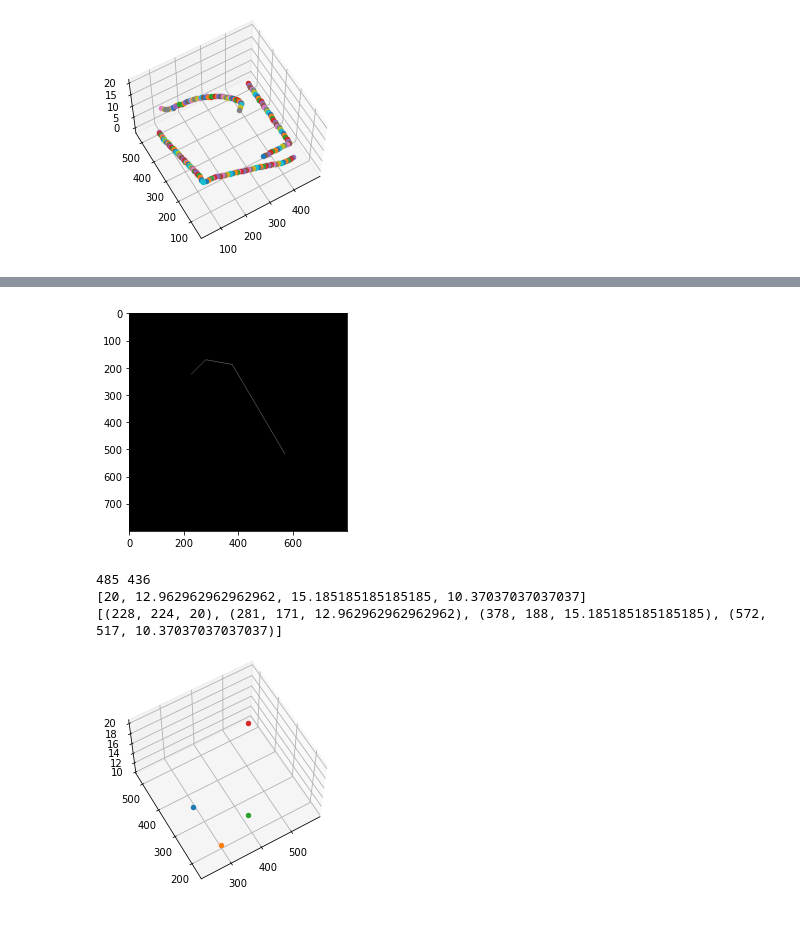
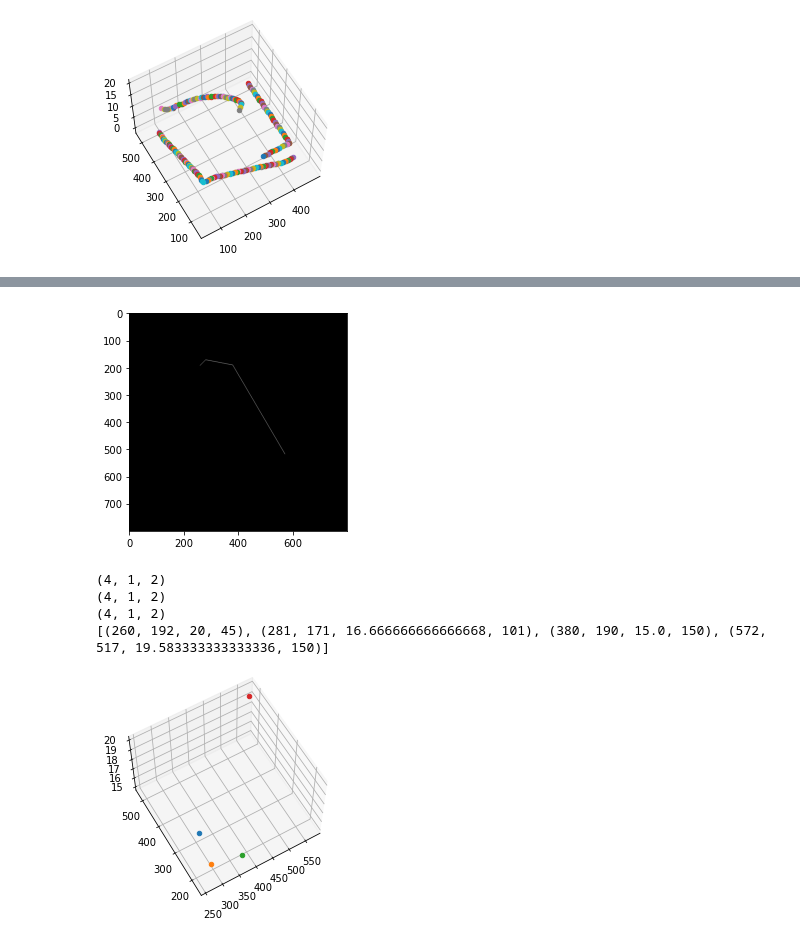
Before and after one commit to Sirikorn-praew/module6-7, a Jupyter notebook: image processing/m2.ipynb, the cells around one changed output, grey strips where cells are left out. Saved outputs shown, nothing was run; the diff lists cells and outputs as text; code cells hidden in the pictures.

Commit message:
edit bug ongsa

```diff
--- a/image processing/m2.ipynb
+++ b/image processing/m2.ipynb
@@ -339,8 +339,8 @@ AAA
 frame3 = cv2.imread("Realx.jpg")
 gray = cv2.cvtColor(frame3, cv2.COLOR_BGR2GRAY)
 gray_original = gray.copy()
-dilation = cv2.dilate(frame3,kernel,iterations = 20)
-erosion = cv2.erode(dilation,kernel,iterations = 25)
+dilation = cv2.dilate(frame3,kernel,iterations = 18)
+erosion = cv2.erode(dilation,kernel,iterations = 16)
 # canny = cv2.Canny(erosion, 20, 100)
 
 # contour, aaa = cv2.findContours(canny,cv2.RETR_EXTERNAL, cv2.CHAIN_APPROX_NONE)
@@ -462,49 +472,63 @@ height_range = max_height - min_height
 hist, bins = np.histogram(intensities, 256, [0, 256])
 cdf = hist.cumsum()
 
-
-
 cdf_max = cdf[-1]
 cdf_thresh_min = int(cdf_max*0.10)
 cdf_thresh_max = int(cdf_max*0.90)
-print(len(intensities), cdf_thresh_max)
+# print(len(intensities), cdf_thresh_max)
 height_thresh_min = sorted_intensities[cdf_thresh_min]
 height_thresh_max = sorted_intensities[cdf_thresh_max]
 height_thresh_range = height_thresh_max - height_thresh_min
 
+# print(height_thresh_range)
 
-if height_thresh_range < 25: ##change parameter eang
+if height_thresh_range < 23: ##change parameter eang
     Z = [-1 for i in range (len(points))]
 else:
     Z = []
+
     for intensity in intensities:
         if intensity <= height_thresh_min: Z.append(min_height)
         elif intensity >= height_thresh_max: Z.append(max_height)
         else: Z.append((intensity - height_thresh_min) * height_range / height_thresh_range + min_height)
-
+    # print(Z)
+Z_real = []
 for p in poly_points:
     best = Z[0]
     cost = math.sqrt((p[0][0]-path_points[0][0])**2 + (p[0][1]-path_points[0][1])**2)
     for i, point in enumerate(path_points):
         new_cost = math.sqrt((p[0][0]-point[0])**2 + (p[0][1]-point[1])**2)
         if new_cost < cost:
             cost = new_cost
             best =  Z[i]
+    Z_real.append(best)
     heights.append(best)
-    points.append((p[0][0], p[0][1],best)
-print(heights)
+    # print(len(p))
 
+for b in range(len(poly_points)-1):
+    # if b == b[-1]:continue
+    print(poly_points.shape)
+    x0 = poly_points[b][0][0]
+    y0 = poly_points[b][0][1]
+    x1 = poly_points[b+1][0][0]
+    y1 = poly_points[b+1][0][1]
+    x = x1 - x0
+    y = y1 - y0
+    radian_theta = math.atan2(y, x) #theta = math.atan2(y[i], x[i])
+    ongsa_theta = round(radian_theta*180/math.pi+90)
+    points.append((x0, y0,Z_real[b],ongsa_theta))
+points.append((x1, y1, Z_real[-1], ongsa_theta))
 print(points)
-
 fig = plt.figure()
 ax = fig.add_subplot(111, projection='3d')
 for i in range(len(points)): ax.scatter(points[i][0], points[i][1], points[i][2])
 ax.view_init(azim=-120, elev=60)
 plt.show()
 # %% [output]
 [figure]
-485 436
-[20, 12.962962962962962, 15.185185185185185, 10.37037037037037]
-[(228, 224, 20), (281, 171, 12.962962962962962), (378, 188, 15.185185185185185), (572, 517, 10.37037037037037)]
+(4, 1, 2)
+(4, 1, 2)
+(4, 1, 2)
+[(260, 192, 20, 45), (281, 171, 16.666666666666668, 101), (380, 190, 15.0, 150), (572, 517, 19.583333333333336, 150)]
-[figure, old version]
+[figure, new version]
 # %%
```
Also changed, not shown: parts of 3 cells of this notebook.
